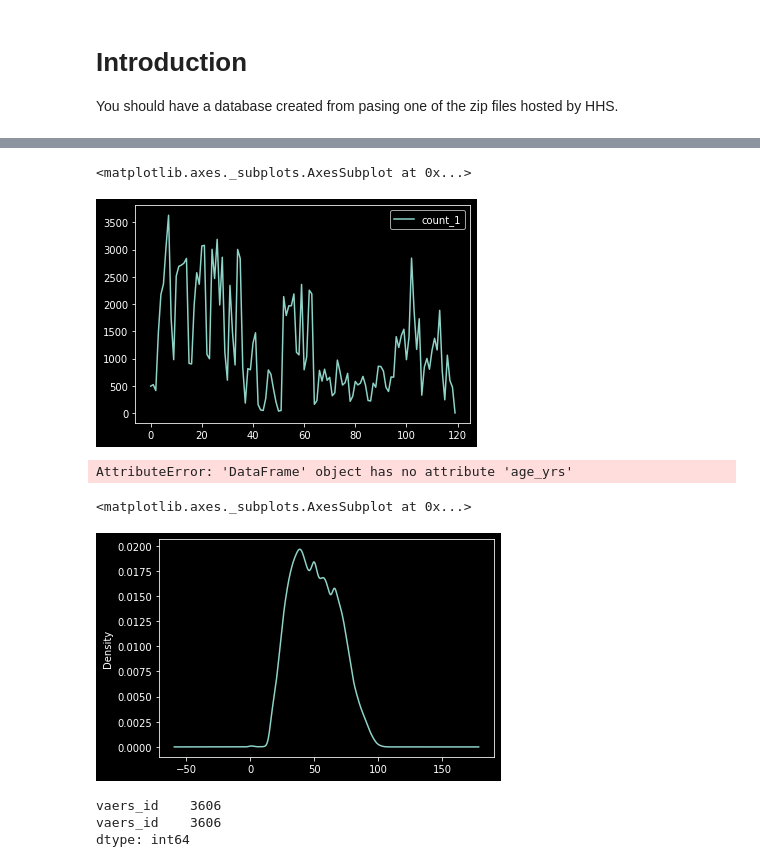
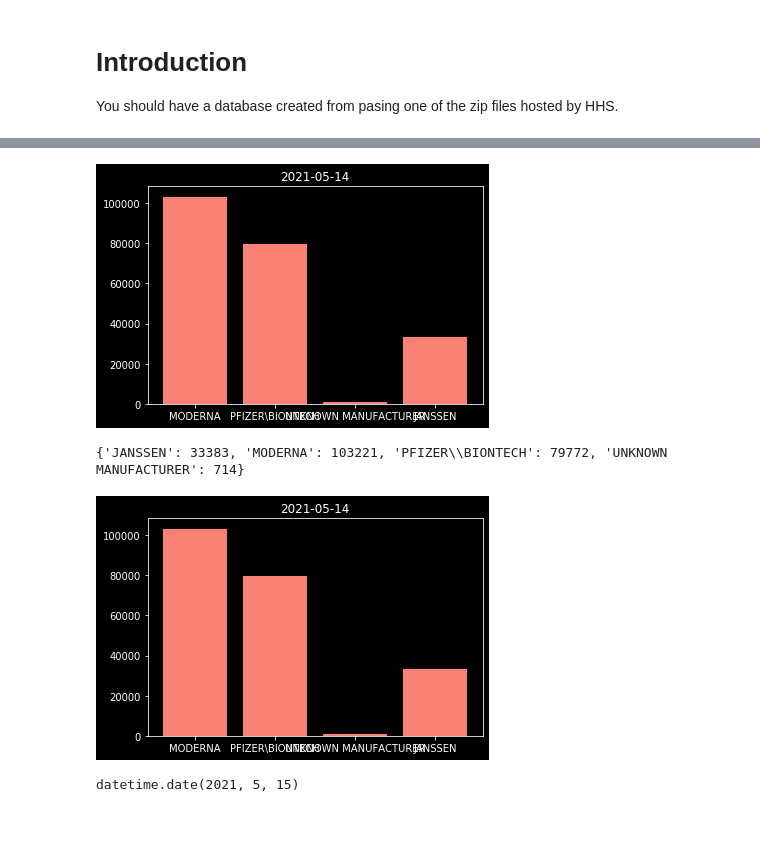
Before and after one commit to umeboshi2/revaers, a Jupyter notebook: do-stuff.ipynb, the cells around one changed output, grey strips where cells are left out. Cells and saved outputs as stored; diff of their text form; code cells hidden in the pictures; blank space fills up the shorter version.

```diff
--- a/do-stuff.ipynb
+++ b/do-stuff.ipynb
@@ -52,0 +77,24 @@ df[['vax_manu', 'recvdate']].groupby('recvdate')['vax_manu']
+# %%
+from IPython.display import display, clear_output
+
+fig, ax = plt.subplots()
+
+index_date = enddate
+last_report_date = s.query(func.max(Data.recvdate)).one()[0]
+while index_date <= last_report_date:
+    counts = get_vtype_counts(s, index_date)
+    clear_output(wait=True)
+    ax.bar(counts.keys(), counts.values())
+    ax.set_title(index_date)
+    display(fig)
+    print(counts)
+    index_date += one_day
+# %% [output]
+[figure, added]
+{'JANSSEN': 33383, 'MODERNA': 103221, 'PFIZER\\BIONTECH': 79772, 'UNKNOWN MANUFACTURER': 714}
+[figure, added]
+# %%
+plt.show()
+index_date
+# %% [output]
+datetime.date(2021, 5, 15)
@@ -53,30 +103,2 @@ df[['vax_manu', 'recvdate']].groupby('recvdate')['vax_manu']
 # %%
-df = make_data_frame(dtquery)
-df.plot()
+df = make_data_frame(q)
-# %% [output]
-<matplotlib.axes._subplots.AxesSubplot at 0x...>
-[figure, removed]
-# %%
-df.head().age_yrs.plot.bar()
-# %% [output]
-AttributeError: 'DataFrame' object has no attribute 'age_yrs'
-# %%
-q = s.query(Data, VaxData).join(VaxData)
-q = q.filter(VaxData.vax_type == 'COVID19')
-#.filter(Data.died == True)
-#query = query.filter(Data.state == 'MS')
-# q = q.filter(Data.age_yrs < 64).filter(Data.age_yrs > 0)
-dq = q.filter(Data.died == True)
-df = make_data_frame(q)
-df
-df.age_yrs.plot.kde()
-# %% [output]
-<matplotlib.axes._subplots.AxesSubplot at 0x...>
-[figure, removed]
-# %%
-ev = df[['vaers_id', 'recvdate']].groupby('recvdate').count()
-ev.vaers_id.max()
-# %% [output]
-vaers_id    3606
-vaers_id    3606
-dtype: int64
```
Also changed, not shown: parts of 16 cells of this notebook, 1 other file.
